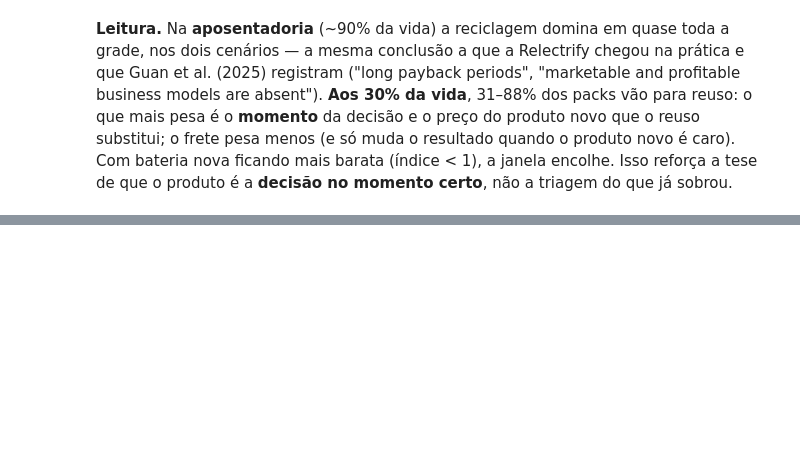
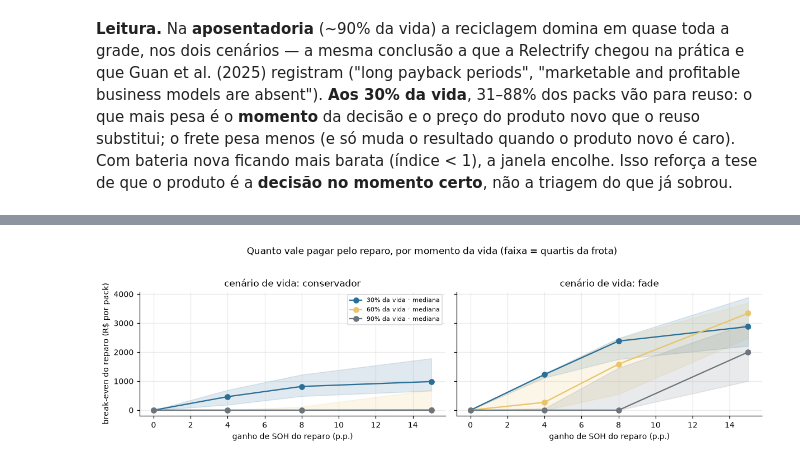
Before and after one commit to Jump-Start-2026-SAE-Grupo-Supra/Prototype-BLOOM, a Jupyter notebook: notebooks/BLOOM_prototipo.ipynb, the cells around one changed output, grey strips where cells are left out. Saved outputs shown, nothing was run; the diff lists cells and outputs as text; code cells hidden in the pictures; blank space fills up the shorter version.

```diff
--- a/notebooks/BLOOM_prototipo.ipynb
+++ b/notebooks/BLOOM_prototipo.ipynb
@@ -650,0 +753,14 @@ de que o produto é a **decisão no momento certo**, não a triagem do que já s
+# %%
+frontier = {lm: P.repair_frontier(engine, life_model=lm) for lm in ["conservador", "fade"]}
+rows = []
+for lm, rf in frontier.items():
+    for mo, g in rf[rf["uplift_pp"] == 4].groupby("momento"):
+        base = g["destino_base"].value_counts()
+        rows.append({"cenário": lm, "momento": mo,
+                     "break-even mediano (R$)": g["break_even_reparo_brl"].median(),
+                     "break-even máximo (R$)": g["break_even_reparo_brl"].max(),
+                     "reparo muda o destino": f"{int(g['muda_destino'].sum())} de {len(g)}",
+                     "destino base = reciclagem": f"{int(base.get('reciclagem', 0))} de {len(g)}"})
+repair_summary = pd.DataFrame(rows).set_index(["cenário", "momento"])
+display(Markdown(f"**Ganho de 4 p.p. de SOH, pack de {Settings().economics.pack_kwh:.0f} kWh**"))
+repair_summary.round(0)
@@ -650,0 +777,15 @@ de que o produto é a **decisão no momento certo**, não a triagem do que já s
+# %%
+fig, axes = plt.subplots(1, 2, figsize=(11, 3.2), sharey=True)
+mcolor = {"30% da vida": "#2a6f97", "60% da vida": "#e9c46a", "90% da vida": "#6c757d"}
+for ax, (lm, rf) in zip(axes, frontier.items()):
+    for mo, g in rf.groupby("momento"):
+        s = g.groupby("uplift_pp")["break_even_reparo_brl"]
+        ax.plot(s.median().index, s.median().values, "o-", color=mcolor[mo], label=f"{mo} · mediana")
+        ax.fill_between(s.median().index, s.quantile(.25).values, s.quantile(.75).values, color=mcolor[mo], alpha=.15)
+    ax.set(title=f"cenário de vida: {lm}", xlabel="ganho de SOH do reparo (p.p.)")
+axes[0].set_ylabel("break-even do reparo (R$ por pack)")
+axes[0].legend(fontsize=7)
+plt.suptitle("Quanto vale pagar pelo reparo, por momento da vida (faixa = quartis da frota)", y=1.03)
+plt.tight_layout()
+# %% [output]
+[figure, added]
```
Also changed, not shown: parts of 9 cells of this notebook, 5 other files.
